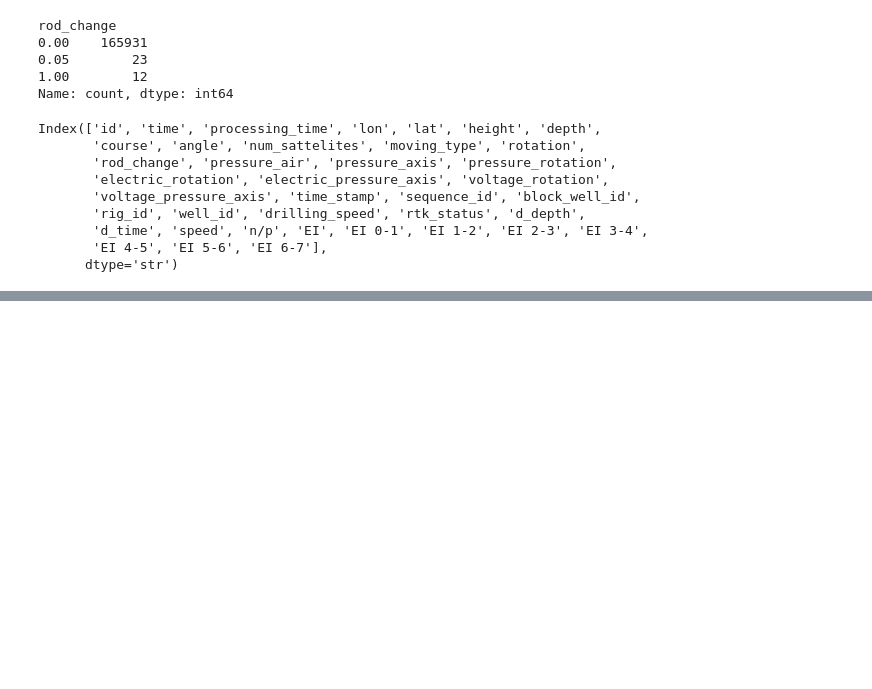
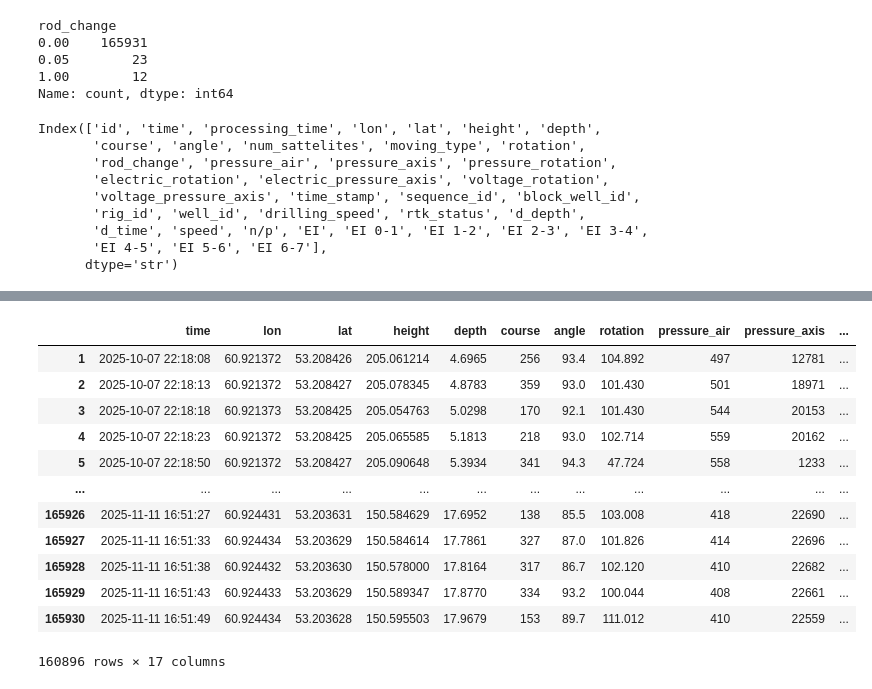
Before and after one commit to qa1roO/OptimalDrilling, a Jupyter notebook: notebooks/preprocess.ipynb, the cells around one changed output, grey strips where cells are left out. Cells and saved outputs as stored; diff of their text form; code cells hidden in the pictures; blank space fills up the shorter version.

```diff
--- a/notebooks/preprocess.ipynb
+++ b/notebooks/preprocess.ipynb
@@ -55,0 +78,16 @@ df_clean.head()
+# %%
+df_clean
+# %% [output]
+|  | time | lon | lat | height | depth | course | angle | rotation | pressure_air | pressure_axis | ... |
+| 1 | 2025-10-07 22:18:08 | 60.921372 | 53.208426 | 205.061214 | 4.6965 | 256 | 93.4 | 104.892 | 497 | 12781 | ... |
+| 2 | 2025-10-07 22:18:13 | 60.921372 | 53.208427 | 205.078345 | 4.8783 | 359 | 93.0 | 101.430 | 501 | 18971 | ... |
+| 3 | 2025-10-07 22:18:18 | 60.921373 | 53.208425 | 205.054763 | 5.0298 | 170 | 92.1 | 101.430 | 544 | 20153 | ... |
+| 4 | 2025-10-07 22:18:23 | 60.921372 | 53.208425 | 205.065585 | 5.1813 | 218 | 93.0 | 102.714 | 559 | 20162 | ... |
+| 5 | 2025-10-07 22:18:50 | 60.921372 | 53.208427 | 205.090648 | 5.3934 | 341 | 94.3 | 47.724 | 558 | 1233 | ... |
+| ... | ... | ... | ... | ... | ... | ... | ... | ... | ... | ... | ... |
+| 165926 | 2025-11-11 16:51:27 | 60.924431 | 53.203631 | 150.584629 | 17.6952 | 138 | 85.5 | 103.008 | 418 | 22690 | ... |
+| 165927 | 2025-11-11 16:51:33 | 60.924434 | 53.203629 | 150.584614 | 17.7861 | 327 | 87.0 | 101.826 | 414 | 22696 | ... |
+| 165928 | 2025-11-11 16:51:38 | 60.924432 | 53.203630 | 150.578000 | 17.8164 | 317 | 86.7 | 102.120 | 410 | 22682 | ... |
+| 165929 | 2025-11-11 16:51:43 | 60.924433 | 53.203629 | 150.589347 | 17.8770 | 334 | 93.2 | 100.044 | 408 | 22661 | ... |
+| 165930 | 2025-11-11 16:51:49 | 60.924434 | 53.203628 | 150.595503 | 17.9679 | 153 | 89.7 | 111.012 | 410 | 22559 | ... |
+160896 rows × 17 columns
```
Also changed, not shown: parts of 10 cells of this notebook, 4 other files.
